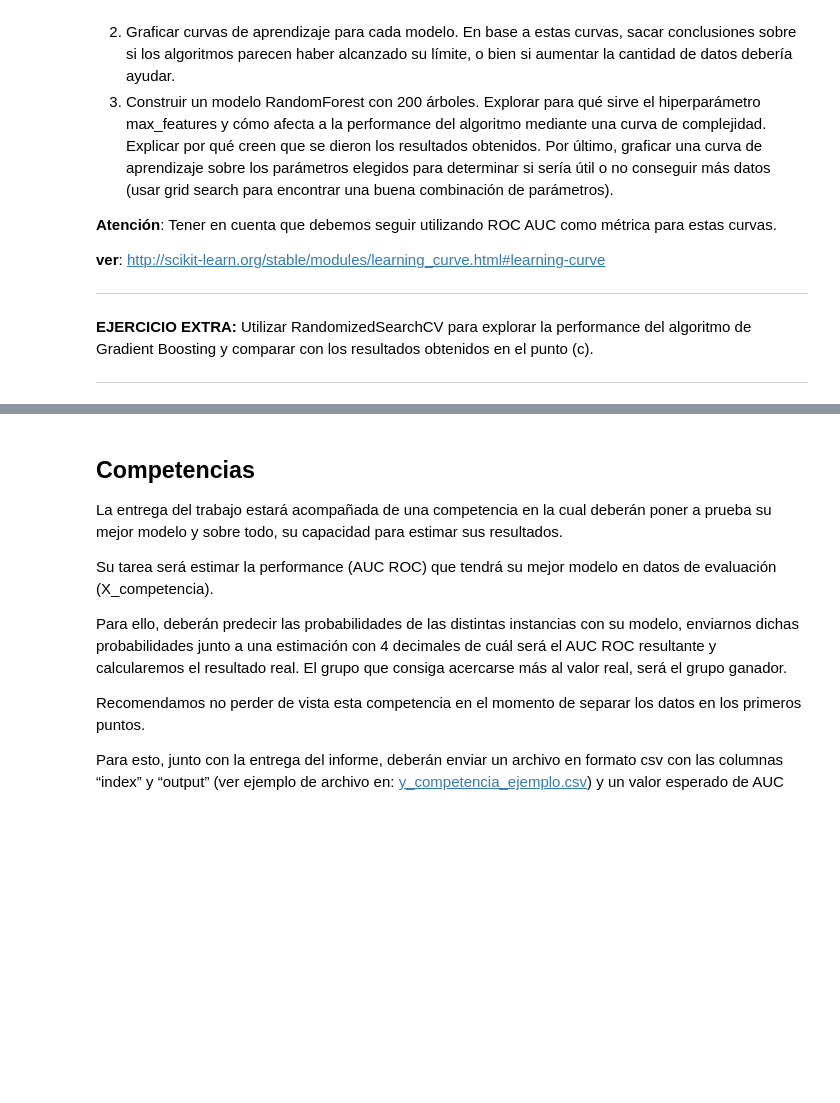
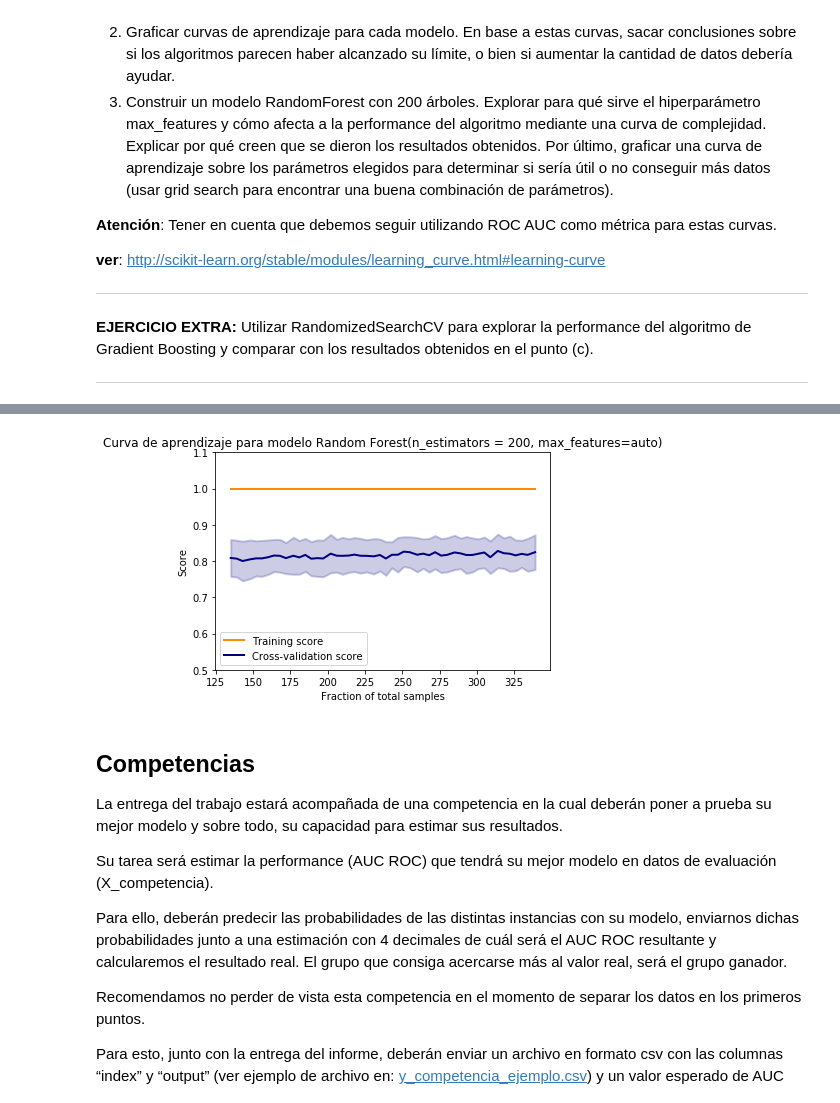
Before and after one commit to griquelme/aa-TP1, a Jupyter notebook: TP1.ipynb, the cells around one changed output, grey strips where cells are left out. Drawn from its saved outputs; the diff is of its cells as text; code cells hidden in the pictures; blank space fills up the shorter version.

```diff
--- a/TP1.ipynb
+++ b/TP1.ipynb
@@ -369,3 +480,26 @@ En este punto, se pide inspeccionar dos de sus mejores modelos encontrados hasta
+# %%
+rforest = sklearn.ensemble.RandomForestClassifier(n_estimators=200)
+rforest_parameters = {'max_features': np.arange(1, 30)}
+#rforest = sklearn.model_selection.GridSearchCV(rforest, rforest_parameters, scoring='roc_auc')
+#rforest.fit(X_dev_np, y_dev_np)
+#top_resultados(rforest)
+
+# curva de validacion
+#features_range = np.arange(1, 30)
+#title = 'Curva de validacion en max_features para modelo Random Forest (gini, n_estimators=200)'
+#train_scores, test_scores = sklearn.model_selection.validation_curve(rforest, X_dev_np, y_dev_np, 'max_features', features_range, cv=5, scoring='roc_auc')
+#plot_validation_curve(features_range, train_scores, test_scores, title=title, param_name='max_features', ylim=(0.5, 1.1), plot_mode='lineal')
+
+# curva de aprendizaje
+sample_range = np.linspace(0.4, 1, num=50)
+title = 'Curva de aprendizaje para modelo Random Forest(n_estimators = 200, max_features=auto)'
+train_size_abs, train_scores, test_scores = sklearn.model_selection.learning_curve(rforest,
+                                                                   X_dev_np, y_dev_np,
+                                                                   train_sizes=sample_range,
+                                                                   cv=5, scoring='roc_auc')
+plot_learning_curve(train_size_abs, train_scores, test_scores, title=title, ylim=(0.5, 1.1))
+# %% [output]
+[figure, added]
 # %% [markdown]
 ## Competencias
 
```
Also changed, not shown: parts of 3 cells of this notebook.
